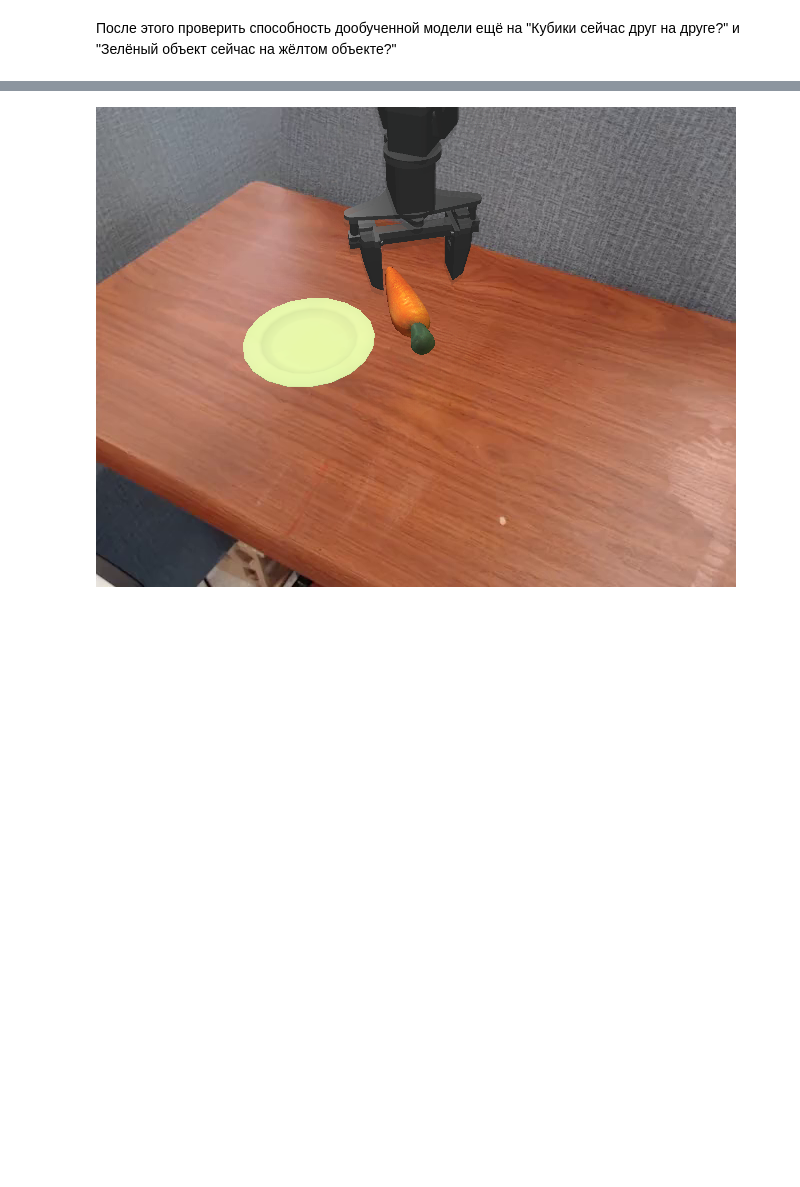
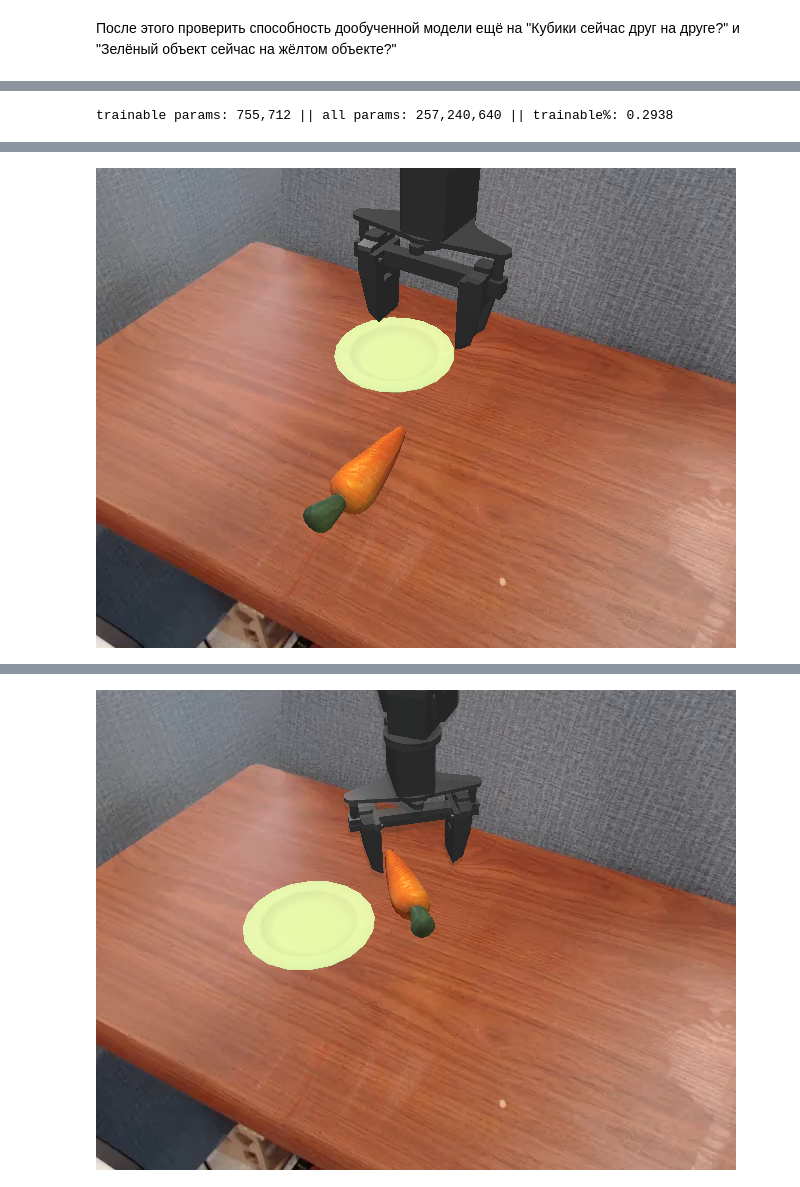
Before and after one commit to MrAnton07/VLA_MIPT, a Jupyter notebook: SmolVLA.ipynb, the cells around one changed output, grey strips where cells are left out. Cells and saved outputs as stored; diff of their text form; code cells hidden in the pictures; blank space fills up the shorter version.

Commit message:
feat: Created GRPO pipeline

```diff
--- a/SmolVLA.ipynb
+++ b/SmolVLA.ipynb
@@ -192,18 +165,3 @@ for i, image in enumerate(data["image"]):
         skip_special_tokens=True,
     )
     answers.append(generated_texts[0].split("Assistant: ")[-1])
-# %%
-import numpy as np
-
-Data = [np.load(f"./RL4VLA/ManiSkill/mp_collect/PutOnPlateInScene25Single-v1/75/data/success_proc_0_numid_{i}_epsid_{i}.npz", allow_pickle=True) for i in range(0, 75)]
-
-data = Data[0]["arr_0"].item()
-
-# import pandas as pd
-
-# info_df = pd.DataFrame( [ data["info"][i].values() for i in range(len(data["info"])) ] )
-# info_df.columns = data["info"][0].keys()
-# info_df["action"] = [item for item in data["action"]]
-# print(data["action"][12])
-
-# info_df
@@ -213,6 +167,0 @@ data = Data[0]["arr_0"].item()
-# %%
-file = (Data[1]["arr_0"].item()["info"][0], Data[1]["arr_0"].item()["image"][0])
-
-print(len(Data[0]["arr_0"].item()["info"]))
-
-file[1]
@@ -256,6 +202,4 @@ def load_data_from_npz(path = None, num_of_samples = None):
 # %%
-import pickle
-
 # Your dictionary
 carrot_on_plate_files
 # Save to file
@@ -263,5 +207,5 @@ with open('carrot_on_plate.pkl', 'wb') as f:
     pickle.dump(carrot_on_plate_files, f)
 
 # Load later
-with open('data.pkl', 'rb') as f:
-    loaded_dict = pickle.load(f)
+with open('carrot_on_plate.pkl', 'rb') as f:
+    carrot_on_plate_files = pickle.load(f)
@@ -879,0 +737,30 @@ disp.plot()
+# %%
+gc.collect()
+torch.cuda.empty_cache()
+torch.cuda.ipc_collect()
+
+DEVICE = "cuda" if torch.cuda.is_available() else "cpu"
+
+
+model_id = "HuggingFaceTB/SmolVLM-256M-Instruct"
+processor = AutoProcessor.from_pretrained(model_id)
+
+lora_config = LoraConfig(
+    task_type="CAUSAL_LM",
+    r=8,
+    lora_alpha=8,
+    target_modules=['q_proj', 'v_proj'],
+    lora_dropout=0.1,
+)
+lora_config.inference_mode = False
+
+model = Idefics3ForConditionalGeneration.from_pretrained(
+    model_id,
+    torch_dtype=torch.float16,
+    _attn_implementation="eager",
+).to(DEVICE)
+
+model = get_peft_model(model, lora_config)
+model.print_trainable_parameters()
+# %% [output]
+trainable params: 755,712 || all params: 257,240,640 || trainable%: 0.2938
@@ -879,0 +818,6 @@ disp.plot()
+# %%
+n = 5
+
+print(dataset_grpo[n]['prompt'], "answer is: ", dataset_grpo[n]['labels'])
+dataset_grpo[n]['image']
+# %% [output]
@@ -879,0 +826 @@ disp.plot()
+[figure, added]
```
Also changed, not shown: parts of 36 cells of this notebook.
